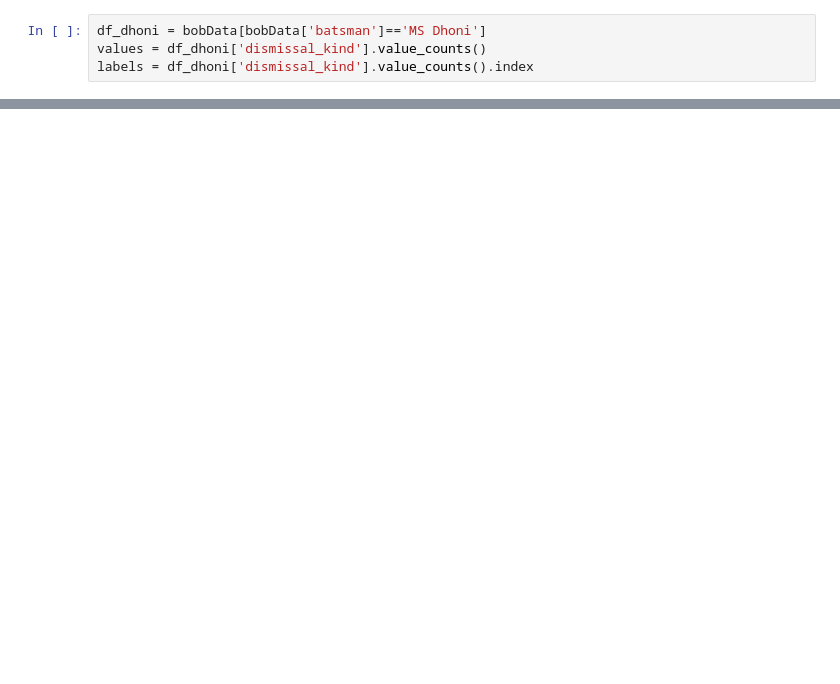
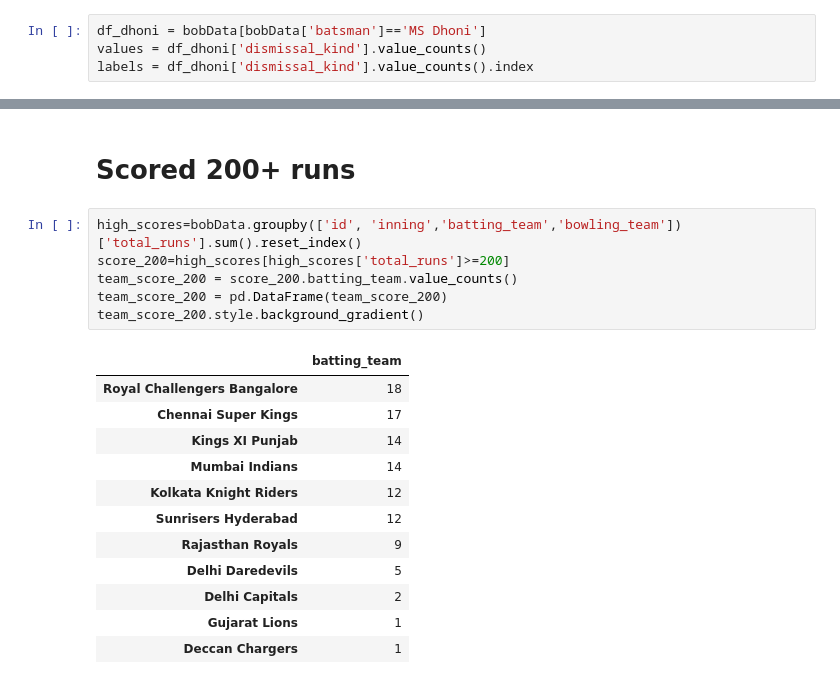
Before and after one commit to subhamyadav580/Data-Analysis-with-IPL-Dataset, a Jupyter notebook: IPL.ipynb, the cells around one changed output, grey strips where cells are left out. Cells and saved outputs as stored; diff of their text form; blank space fills up the shorter version.

```diff
--- a/IPL.ipynb
+++ b/IPL.ipynb
@@ -983,0 +993,21 @@ fig.show()
+# %% [markdown]
+# **Scored 200+ runs**
+# %%
+high_scores=bobData.groupby(['id', 'inning','batting_team','bowling_team'])['total_runs'].sum().reset_index()
+score_200=high_scores[high_scores['total_runs']>=200]
+team_score_200 = score_200.batting_team.value_counts()
+team_score_200 = pd.DataFrame(team_score_200)
+team_score_200.style.background_gradient()
+# %% [output]
+|  | batting_team |
+| Royal Challengers Bangalore | 18 |
+| Chennai Super Kings | 17 |
+| Kings XI Punjab | 14 |
+| Mumbai Indians | 14 |
+| Kolkata Knight Riders | 12 |
+| Sunrisers Hyderabad | 12 |
+| Rajasthan Royals | 9 |
+| Delhi Daredevils | 5 |
+| Delhi Capitals | 2 |
+| Gujarat Lions | 1 |
+| Deccan Chargers | 1 |
```
Also changed, not shown: parts of 5 cells of this notebook.
